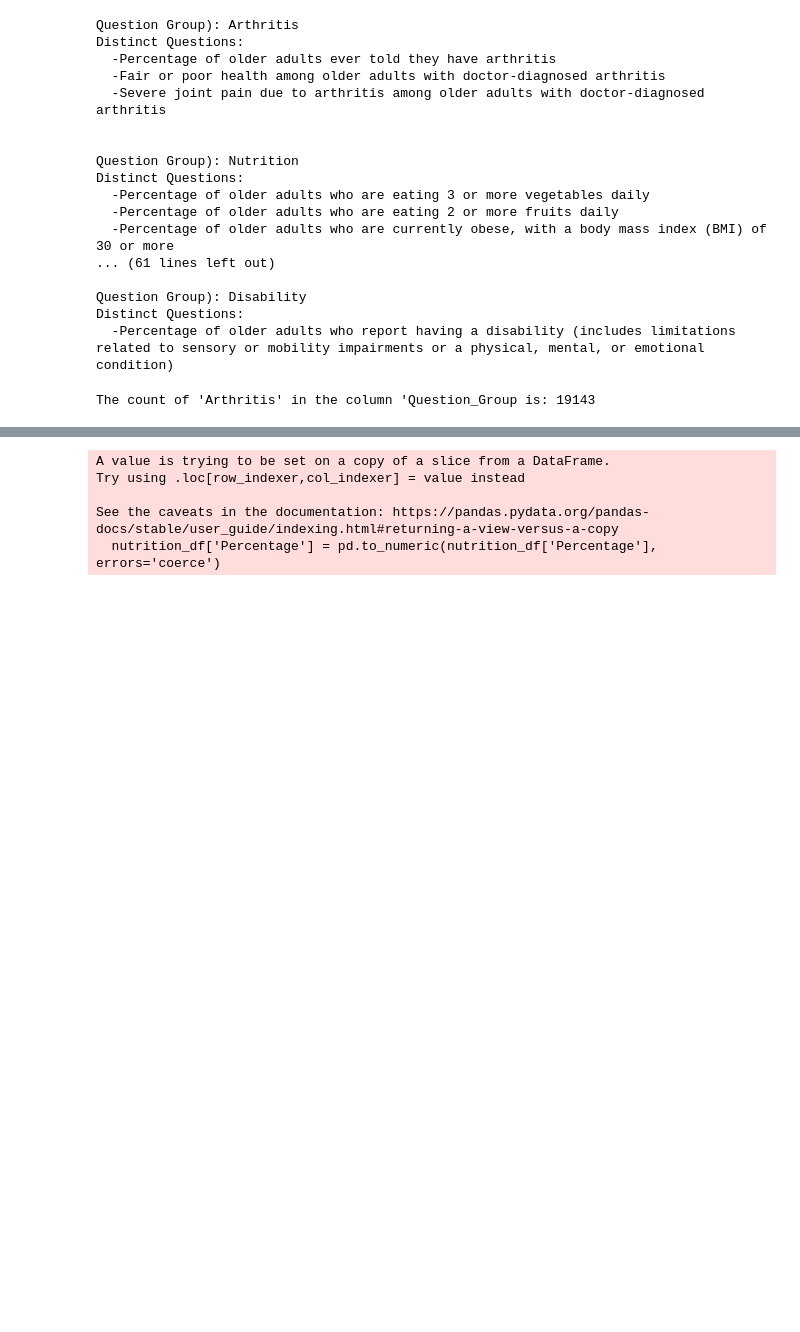
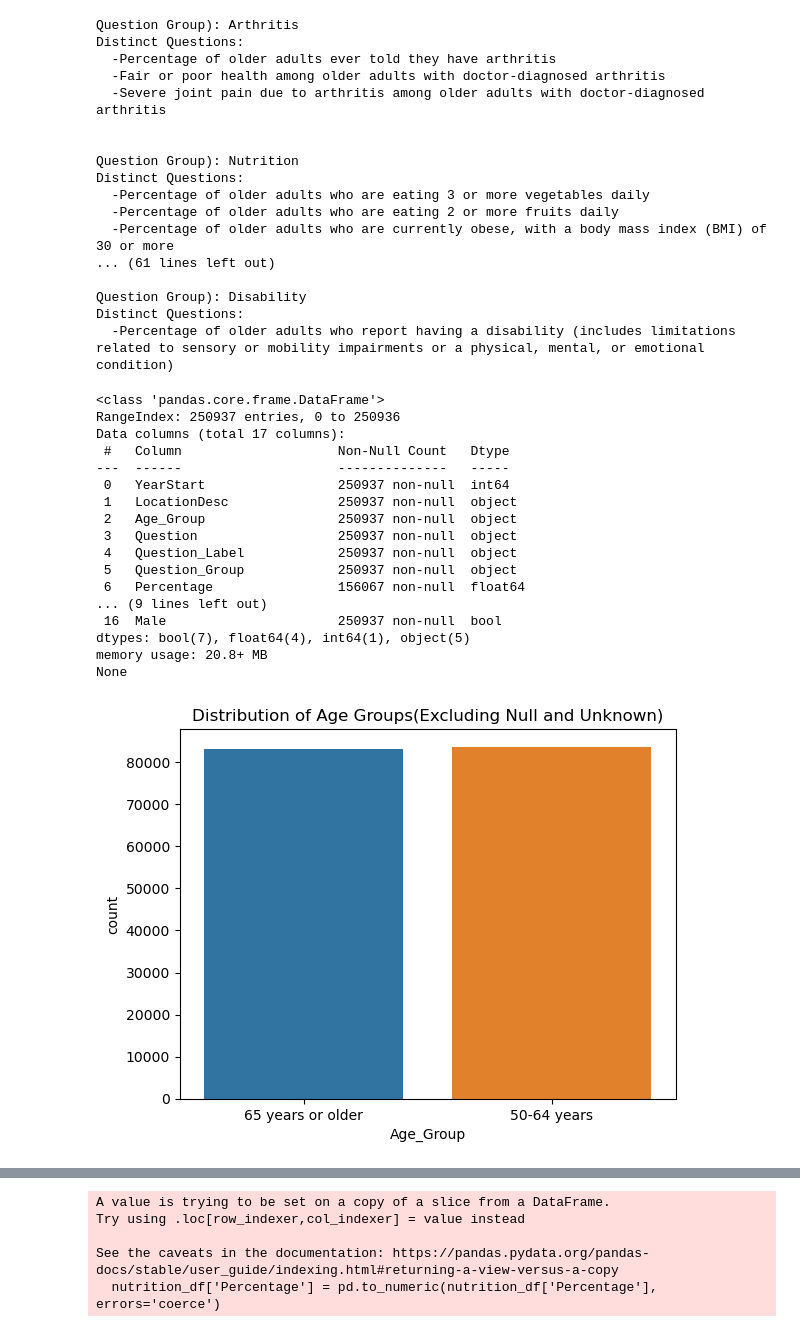
Before and after one commit to IsaganiJulian/Alzheimers_DA, a Jupyter notebook: Python/Alzheimers_EDA.ipynb, the cells around one changed output, grey strips where cells are left out. Saved outputs shown, nothing was run; the diff lists cells and outputs as text; code cells hidden in the pictures; blank space fills up the shorter version.

```diff
--- a/Python/Alzheimers_EDA.ipynb
+++ b/Python/Alzheimers_EDA.ipynb
@@ -121,13 +121,65 @@ Distinct Questions:
 Question Group): Disability
 Distinct Questions:
   -Percentage of older adults who report having a disability (includes limitations related to sensory or mobility impairments or a physical, mental, or emotional condition)
-# %%
-# Find count of adults asked a question pertaing to arthiritis
-column_name = 'Question_Group'
-specific_value = 'Arthritis'
-
-count_arthritis = df[column_name].value_counts().get(specific_value, 0)
-
-print(f"The count of '{specific_value}' in the column '{column_name} is: {count_arthritis}")
-# %% [output]
-The count of 'Arthritis' in the column 'Question_Group is: 19143
+# %%
+print(df.info())
+
+# Filtter the Age Group column to exclude null or unknown values
+df_age_filtered = df[df['Age_Group'].notnull() & (df['Age_Group'] != 'Unknown')]
+
+# Display Age group EDA
+sns.countplot(x='Age_Group', data=df_age_filtered)
+plt.title('Distribution of Age Groups(Excluding Null and Unknown)')
+plt.show
+
+#E DA for Ethnicity/Race
+ethnicity_columns = ['Asian/Pacific Islander', 'Black, non-Hispanic', 'Hispanic', 'Native Am/Alaskan Native', 'White, non-Hispanic']
+
+# Create a filter condition for the specified ethnicities
+ethnicity_filter = df[ethnicity_columns] == True
+
+# Count the True Values for each ethnicity
+ethnicity_counts = ethnicity_filter.sum()
+
+#Y-Axis limit and ticks
+max_count = ceil(ethnicity_counts.max() / 1500) * 1500
+y_ticks = range(0, max_count + 1, 1500)
+
+#Plot using Seaborn
+plt.figure(figsize=(12, 10))
+sns.barplot(x = ethnicity_counts.index, y=ethnicity_counts.values)
+plt.title('Count of True Values in Ethnicity Columns')
+plt.xlabel('Ethnicity')
+plt.ylabel('Count')
+plt.yticks(y_ticks)
+plt.show()
+
+# EDA for Gender
+gender_columns = ['Female', 'Male']
+gender_filter = df[gender_columns] == True
+gender_count = gender_filter.sum()
+
+sns.barplot( x= gender_count.index, y=gender_count.values)
+plt.title('Distribution of Gender')
+plt.xlabel('Gender')
+plt.ylabel('Count')
+plt.show()
+# %% [output]
+<class 'pandas.core.frame.DataFrame'>
+RangeIndex: 250937 entries, 0 to 250936
+Data columns (total 17 columns):
+ #   Column                    Non-Null Count   Dtype
+---  ------                    --------------   -----
+ 0   YearStart                 250937 non-null  int64
+ 1   LocationDesc              250937 non-null  object
+ 2   Age_Group                 250937 non-null  object
+ 3   Question                  250937 non-null  object
+ 4   Question_Label            250937 non-null  object
+ 5   Question_Group            250937 non-null  object
+ 6   Percentage                156067 non-null  float64
+... (9 lines left out)
+ 16  Male                      250937 non-null  bool
+dtypes: bool(7), float64(4), int64(1), object(5)
+memory usage: 20.8+ MB
+None
+[figure, added]
```
Also changed, not shown: parts of 11 cells of this notebook, 1 other file.
